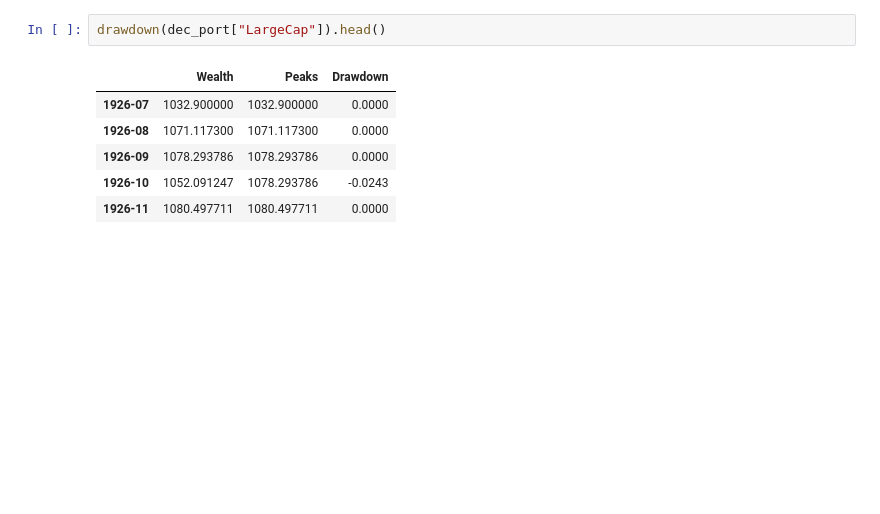
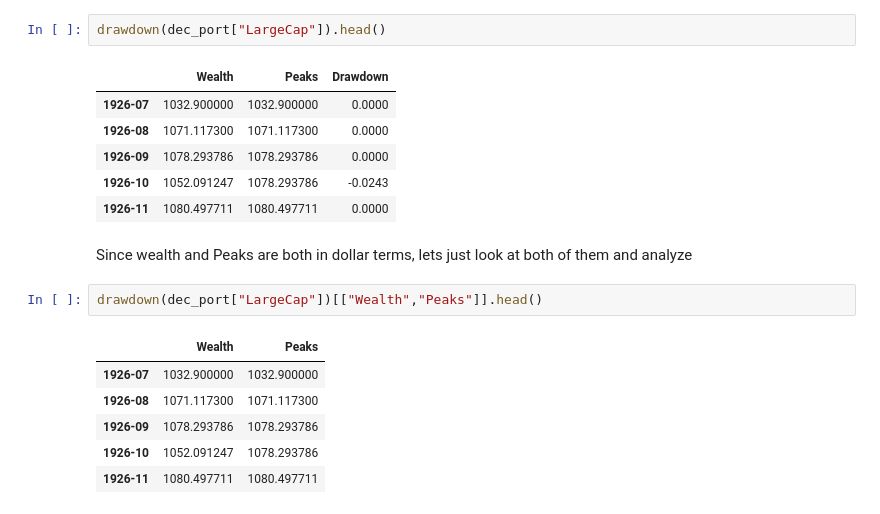
Before and after one commit to biv-neupane7/Investment-management-with-python, a Jupyter notebook: Risk and Returns EDHEC.ipynb, the cells around one changed output. Drawn from its saved outputs; the diff is of its cells as text; blank space fills up the shorter version.

```diff
--- a/Risk and Returns EDHEC.ipynb
+++ b/Risk and Returns EDHEC.ipynb
@@ -849,3 +848,14 @@ drawdown(dec_port["LargeCap"]).head()
 | 1926-09 | 1078.293786 | 1078.293786 | 0.0000 |
 | 1926-10 | 1052.091247 | 1078.293786 | -0.0243 |
 | 1926-11 | 1080.497711 | 1080.497711 | 0.0000 |
+# %% [markdown]
+Since wealth and Peaks are both in dollar terms, lets just look at both of them and analyze
+# %%
+drawdown(dec_port["LargeCap"])[["Wealth","Peaks"]].head()
+# %% [output]
+|  | Wealth | Peaks |
+| 1926-07 | 1032.900000 | 1032.900000 |
+| 1926-08 | 1071.117300 | 1071.117300 |
+| 1926-09 | 1078.293786 | 1078.293786 |
+| 1926-10 | 1052.091247 | 1078.293786 |
+| 1926-11 | 1080.497711 | 1080.497711 |
```
Also changed, not shown: parts of 17 cells of this notebook.
